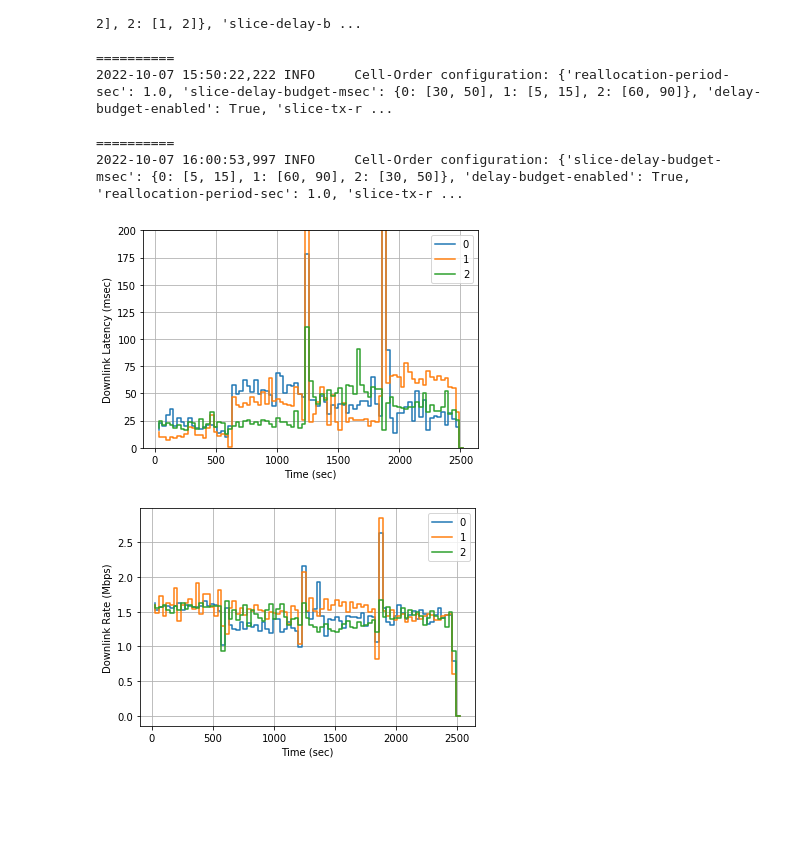
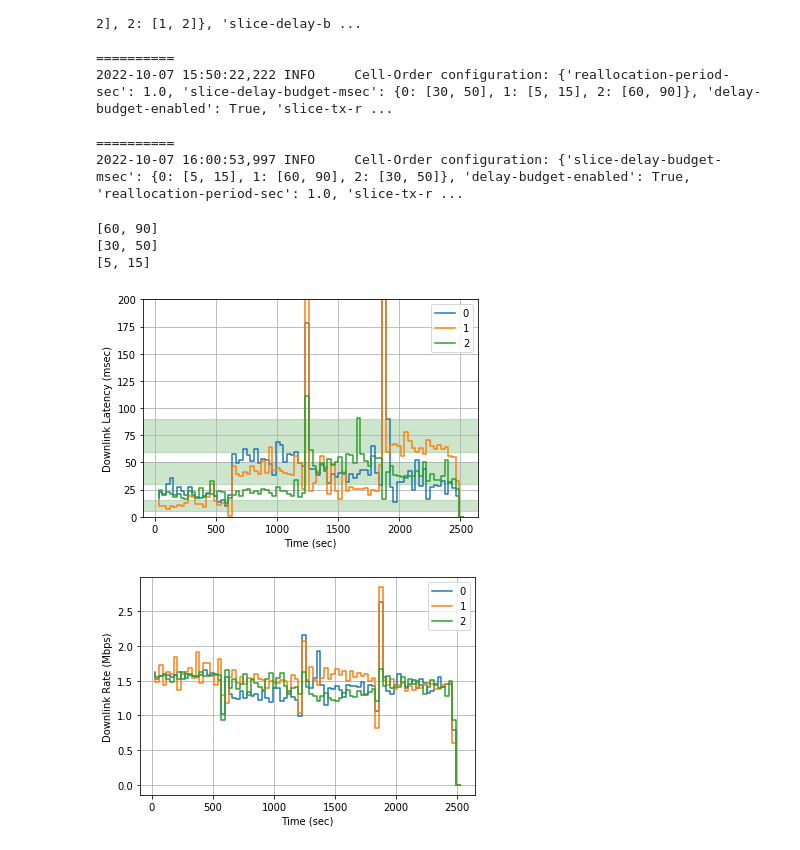
Before and after one commit to serhatarslan-hub/cell-order, a Jupyter notebook: analysis/cell-order-log-analysis.ipynb, the cells around one changed output. Cells and saved outputs as stored; diff of their text form; code cells hidden in the pictures; blank space fills up the shorter version.

Commit message:
Fix the latency plots to show budgets

```diff
--- a/analysis/cell-order-log-analysis.ipynb
+++ b/analysis/cell-order-log-analysis.ipynb
@@ -19,6 +19,8 @@ RESERVATION = 'RES129259'
 cell_order_log_filename = '../data/cell-order-' + RESERVATION + '.log'
 
 SLA_PERIOD = 30 # seconds over which the SLAs are negotiated
+
+slice_delay_budget_msec = {0: [60, 90], 1: [30, 50], 2: [5, 15]}
 # %% [markdown]
 Cell-Order log line:
 
@@ -113,24 +115,31 @@ summarize_over_sla_period(data, SLA_PERIOD)
 # %%
 plt.figure()
 
 for s_idx, metrics in data.items():
     plt.step(metrics['ts_sec'], metrics['lat_msec'],
              label=s_idx, where='pre')
+
+for _, budget in slice_delay_budget_msec.items():
+    print(budget)
+    plt.gca().axhspan(budget[0], budget[1], alpha=0.2, color='green')
 
 # plt.yscale('log')
 plt.ylim([0,200])
 
 plt.xlabel('Time (sec)')
 plt.ylabel('Downlink Latency (msec)')
 plt.legend()
 plt.grid()
 
 if SAVE_FIG:
     plt.savefig('../outputs/' + RESERVATION + '_lat.png')
 
 plt.show()
 # %% [output]
+[60, 90]
+[30, 50]
+[5, 15]
-[figure, old version]
+[figure, new version]
 # %%
 plt.figure()
 
```
Also changed, not shown: 2 other files.
